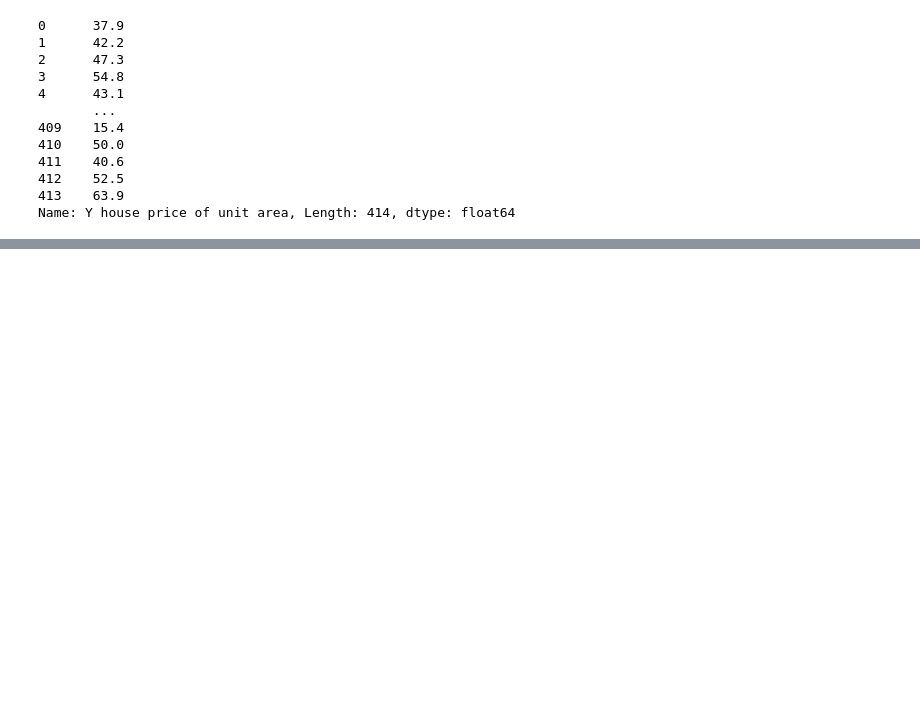
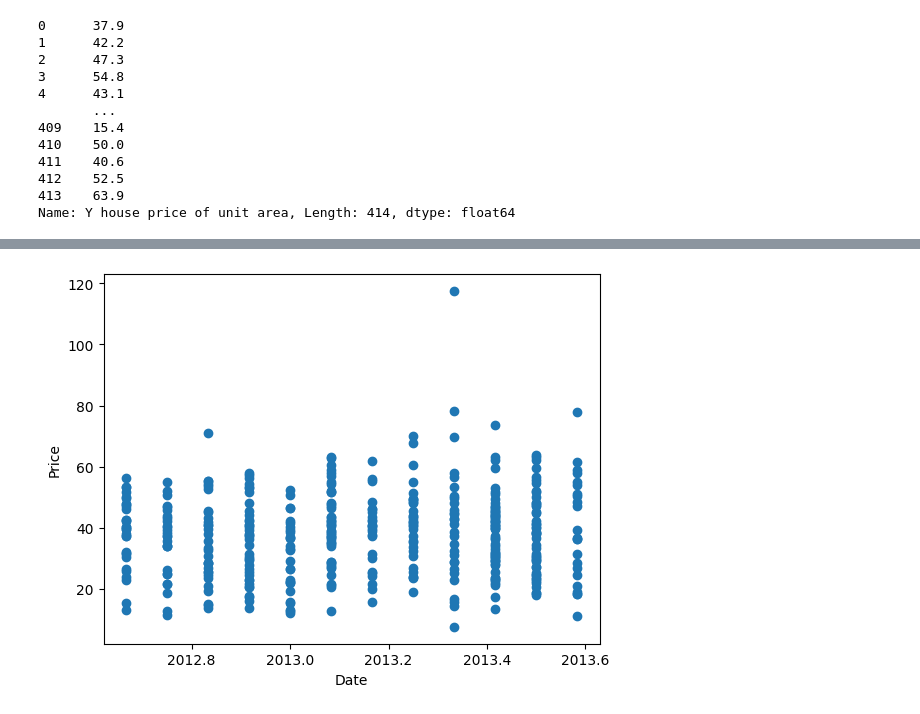
Before and after one commit to tieuandpepper/CHEE-6397_Labs, a Jupyter notebook: lab3.ipynb, the cells around one changed output, grey strips where cells are left out. Cells and saved outputs as stored; diff of their text form; code cells hidden in the pictures; blank space fills up the shorter version.

```diff
--- a/lab3.ipynb
+++ b/lab3.ipynb
@@ -55,0 +91,10 @@ Name: Y house price of unit area, Length: 414, dtype: float64
+# %%
+def plot_scatter(x ,y, x_label:str, y_label:str) -> None:
+    fig,ax = plt.subplots()
+    ax.scatter(x,y)
+    ax.set_xlabel(x_label)
+    ax.set_ylabel(y_label)
+# %%
+plot_scatter(df["X1 transaction date"], df["Y house price of unit area"],"Date", "Price")
+# %% [output]
+[figure, added]
```
Also changed, not shown: parts of 50 cells of this notebook, 1 other file.
